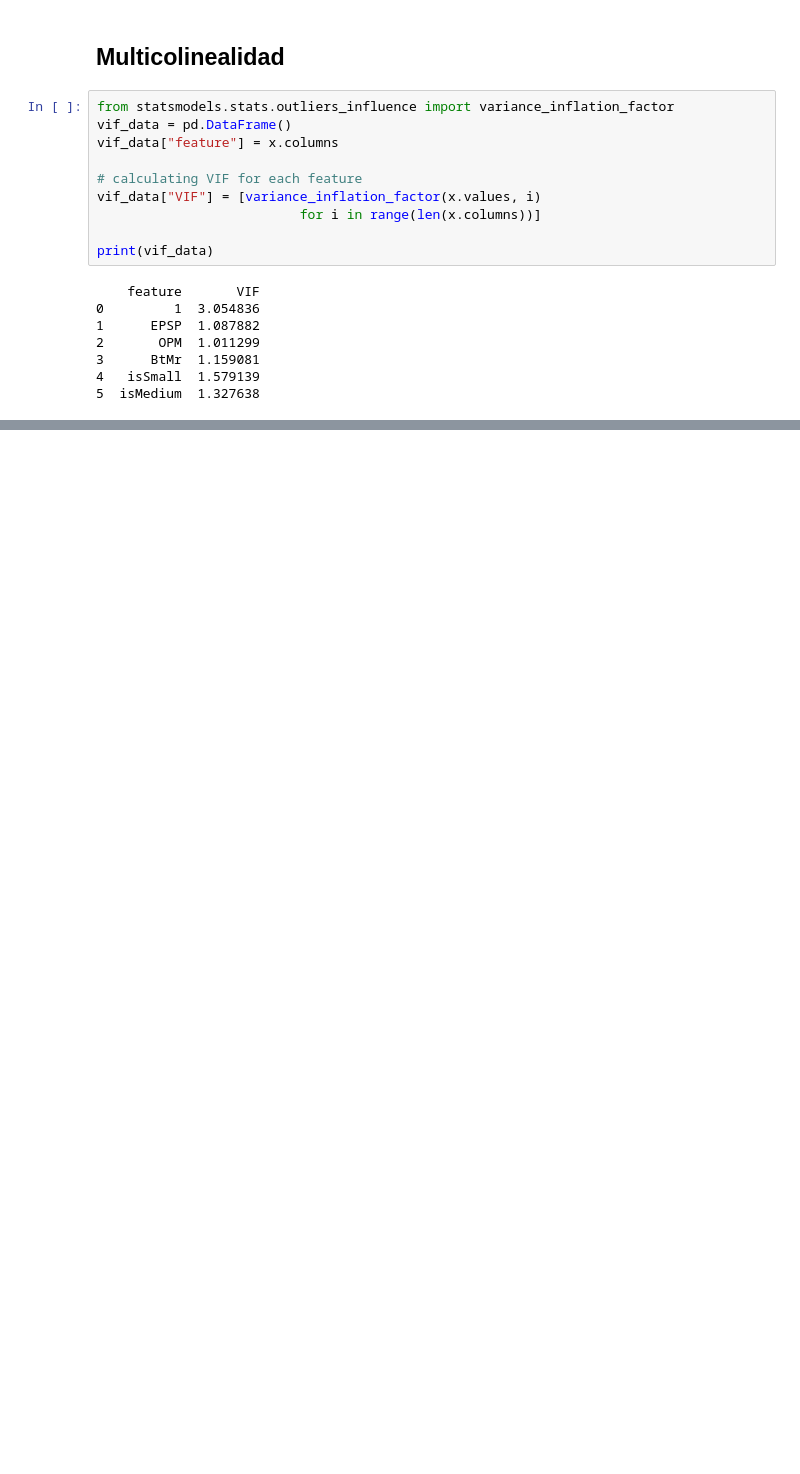
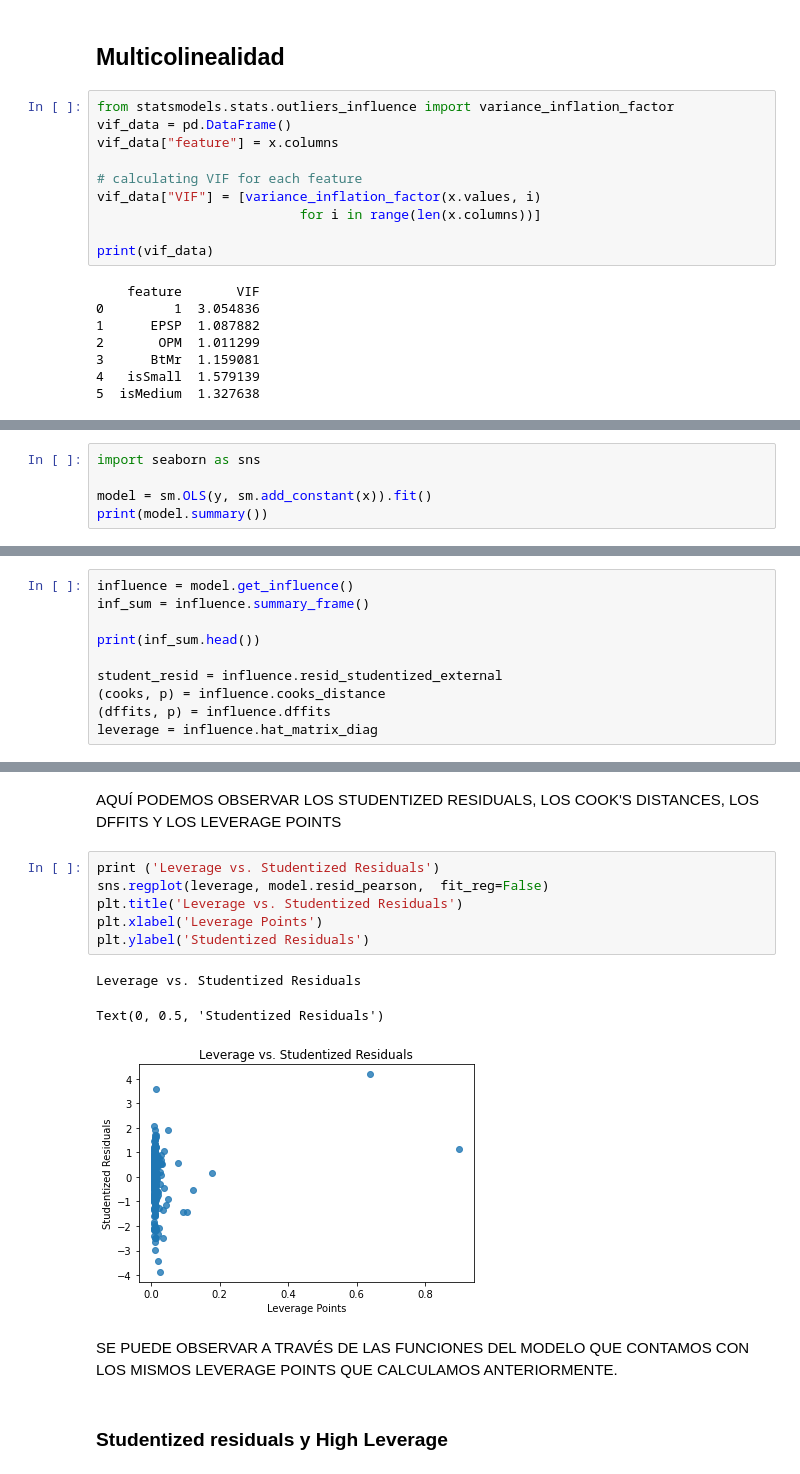
Before and after one commit to A01705746/TC3007C_Estadistica, a Jupyter notebook: Entregable 1/Preprocesamiento_y_análisis_de_datos_multivariados.ipynb, the cells around one changed output, grey strips where cells are left out. Saved outputs shown, nothing was run; the diff lists cells and outputs as text; blank space fills up the shorter version.

```diff
--- a/Entregable 1/Preprocesamiento_y_análisis_de_datos_multivariados.ipynb
+++ b/Entregable 1/Preprocesamiento_y_análisis_de_datos_multivariados.ipynb
@@ -591,0 +550,5 @@ print(vif_data)
+# %%
+import seaborn as sns
+
+model = sm.OLS(y, sm.add_constant(x)).fit()
+print(model.summary())
@@ -591,0 +575,10 @@ print(vif_data)
+# %%
+influence = model.get_influence()
+inf_sum = influence.summary_frame()
+
+print(inf_sum.head())
+
+student_resid = influence.resid_studentized_external
+(cooks, p) = influence.cooks_distance
+(dffits, p) = influence.dffits
+leverage = influence.hat_matrix_diag
@@ -591,0 +620,16 @@ print(vif_data)
+# %% [markdown]
+AQUÍ PODEMOS OBSERVAR LOS STUDENTIZED RESIDUALS, LOS COOK'S DISTANCES, LOS DFFITS Y LOS LEVERAGE POINTS
+# %%
+print ('Leverage vs. Studentized Residuals')
+sns.regplot(leverage, model.resid_pearson,  fit_reg=False)
+plt.title('Leverage vs. Studentized Residuals')
+plt.xlabel('Leverage Points')
+plt.ylabel('Studentized Residuals')
+# %% [output]
+Leverage vs. Studentized Residuals
+Text(0, 0.5, 'Studentized Residuals')
+[figure, added]
+# %% [markdown]
+SE PUEDE OBSERVAR A TRAVÉS DE LAS FUNCIONES DEL MODELO QUE CONTAMOS CON LOS MISMOS LEVERAGE POINTS QUE CALCULAMOS ANTERIORMENTE.
+# %% [markdown]
+### Studentized residuals y High Leverage
```
Also changed, not shown: parts of 117 cells of this notebook.
